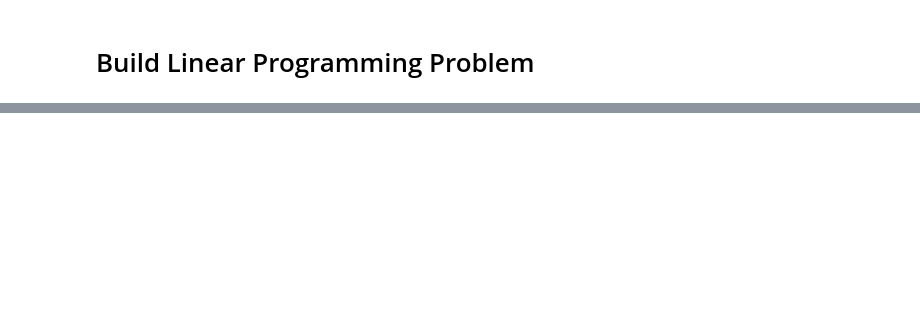
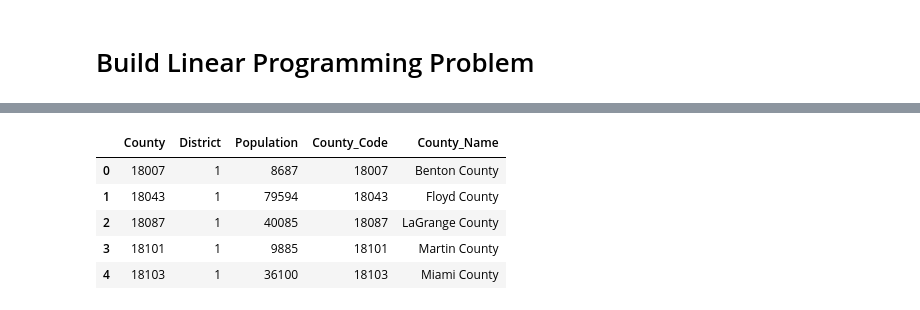
Before and after one commit to MillerMedia/Assignment3_AlgorithmicRedistricting_MSDS460, a Jupyter notebook: Assignment3.ipynb, the cells around one changed output, grey strips where cells are left out. Drawn from its saved outputs; the diff is of its cells as text; code cells hidden in the pictures; blank space fills up the shorter version.

```diff
--- a/Assignment3.ipynb
+++ b/Assignment3.ipynb
@@ -356,0 +365,22 @@ results_final.to_csv("county_district_assignments2.csv")
+# %%
+# Load the district assignment data
+results_df = pd.read_csv("district_assignments.csv")
+
+# Ensure consistent data types for the merge
+results_df['County_Code'] = results_df['County'].astype(str)
+adjacent['County_Code'] = adjacent['County_Code'].astype(str)
+
+# Create a dictionary to map County_Code to County names
+county_name_map = dict(zip(adjacent['County_Code'], adjacent['County']))
+
+# Add the County names to results_df
+results_df['County_Name'] = results_df['County_Code'].map(county_name_map)
+# %%
+results_df.head()
+# %% [output]
+|  | County | District | Population | County_Code | County_Name |
+| 0 | 18007 | 1 | 8687 | 18007 | Benton County |
+| 1 | 18043 | 1 | 79594 | 18043 | Floyd County |
+| 2 | 18087 | 1 | 40085 | 18087 | LaGrange County |
+| 3 | 18101 | 1 | 9885 | 18101 | Martin County |
+| 4 | 18103 | 1 | 36100 | 18103 | Miami County |
```
Also changed, not shown: parts of 9 cells of this notebook, 4 other files.
